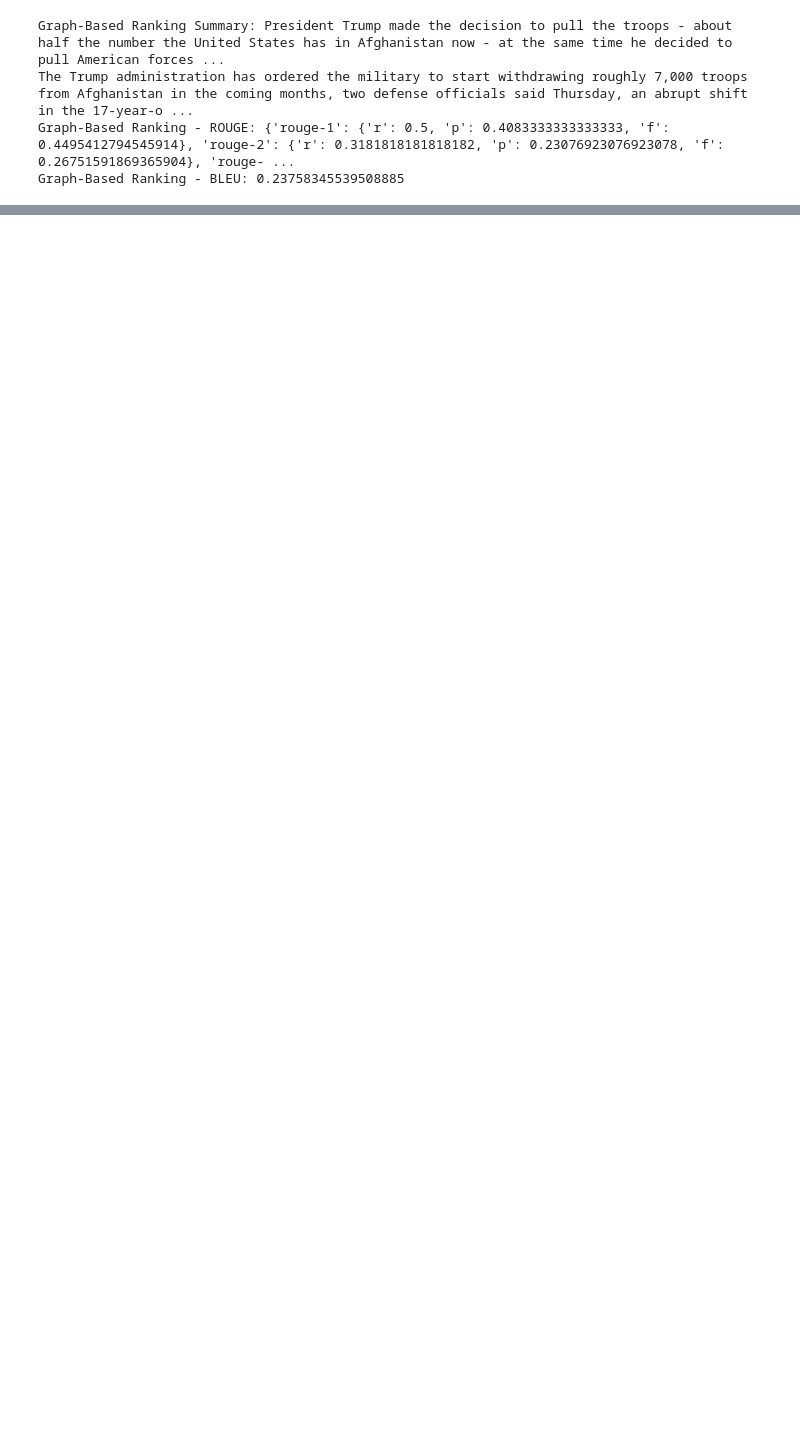
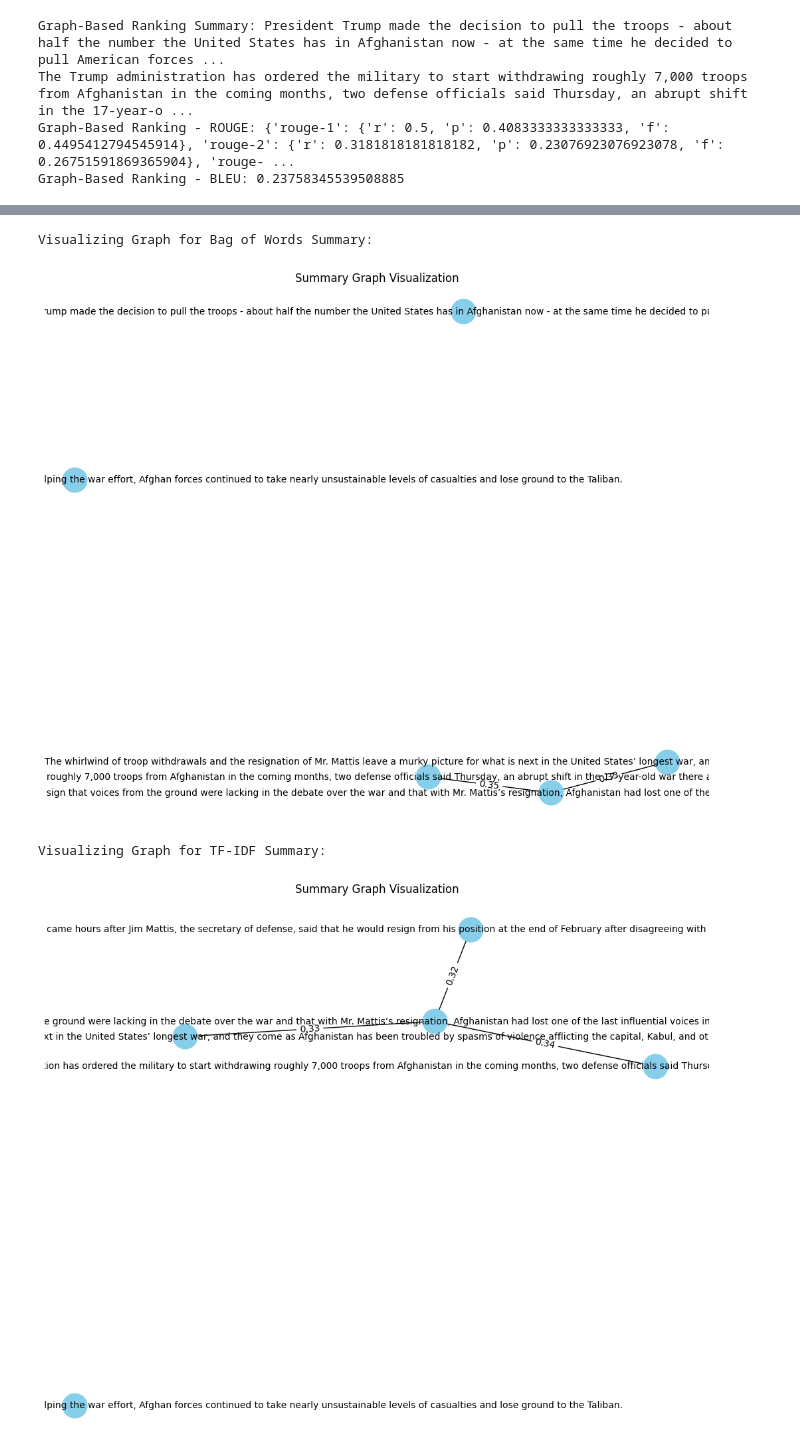
Before and after one commit to ChopraPrashant/Minor-Project, a Jupyter notebook: index.ipynb, the cells around one changed output, grey strips where cells are left out. Cells and saved outputs as stored; diff of their text form; code cells hidden in the pictures; blank space fills up the shorter version.

Commit message:
Graphical Visualisation Added

```diff
--- a/index.ipynb
+++ b/index.ipynb
@@ -114,2 +121,45 @@ print(df_results)
 3  Graph-Based Ranking  0.449541  0.267516  0.403670  0.237583
 4     Topic Clustering  0.720430  0.687747  0.720430  0.664892
+# %%
+from visualize_graph import create_summary_graph, plot_graph
+
+# Define the original text
+text = """"
+The Trump administration has ordered the military to start withdrawing roughly 7,000 troops from Afghanistan in the coming months, two defense officials said Thursday, an abrupt shift in the 17-year-old war there and a decision that stunned Afghan officials, who said they had not been briefed on the plans.
+President Trump made the decision to pull the troops - about half the number the United States has in Afghanistan now - at the same time he decided to pull American forces out of Syria, one official said.
+The announcement came hours after Jim Mattis, the secretary of defense, said that he would resign from his position at the end of February after disagreeing with the president over his approach to policy in the Middle East.
+The whirlwind of troop withdrawals and the resignation of Mr. Mattis leave a murky picture for what is next in the United States’ longest war, and they come as Afghanistan has been troubled by spasms of violence afflicting the capital, Kabul, and other important areas.
+The United States has also been conducting talks with representatives of the Taliban, in what officials have described as discussions that could lead to formal talks to end the conflict.
+Senior Afghan officials and Western diplomats in Kabul woke up to the shock of the news on Friday morning, and many of them braced for chaos ahead.
+Several Afghan officials, often in the loop on security planning and decision-making, said they had received no indication in recent days that the Americans would pull troops out.
+The fear that Mr. Trump might take impulsive actions, however, often loomed in the background of discussions with the United States, they said.
+They saw the abrupt decision as a further sign that voices from the ground were lacking in the debate over the war and that with Mr. Mattis’s resignation, Afghanistan had lost one of the last influential voices in Washington who channeled the reality of the conflict into the White House’s deliberations.
+The president long campaigned on bringing troops home, but in 2017, at the request of Mr. Mattis, he begrudgingly pledged an additional 4,000 troops to the Afghan campaign to try to hasten an end to the conflict.
+Though Pentagon officials have said the influx of forces - coupled with a more aggressive air campaign - was helping the war effort, Afghan forces continued to take nearly unsustainable levels of casualties and lose ground to the Taliban.
+The renewed American effort in 2017 was the first step in ensuring Afghan forces could become more independent without a set timeline for a withdrawal.
+But with plans to quickly reduce the number of American troops in the country, it is unclear if the Afghans can hold their own against an increasingly aggressive Taliban.
+Currently, American airstrikes are at levels not seen since the height of the war, when tens of thousands of American troops were spread throughout the country.
+That air support, officials say, consists mostly of propping up Afghan troops while they try to hold territory from a resurgent Taliban.
+"""
+
+# Generate summaries using each model
+summaries = {
+    "Bag of Words": BagOfWords.summarize(text),
+    "TF-IDF": TFIDF.summarize(text),
+    "LSA": LSA.summarize(text),
+    "Graph-Based Ranking": GraphRank.summarize(text),
+    "Topic Clustering": TopicClustering.summarize(text, n_clusters=3)
+}
+
+# Loop through each model's summary and visualize its graph
+for model_name, summary in summaries.items():
+    print(f"\nVisualizing Graph for {model_name} Summary:")
+
+    # Create and plot the summary graph
+    G, nodes = create_summary_graph(summary, by_sentences=True)
+    plot_graph(G, nodes)
+# %% [output]
+Visualizing Graph for Bag of Words Summary:
+[figure, added]
+Visualizing Graph for TF-IDF Summary:
+[figure, added]
```
Also changed, not shown: parts of 4 cells of this notebook, 1 other file.
